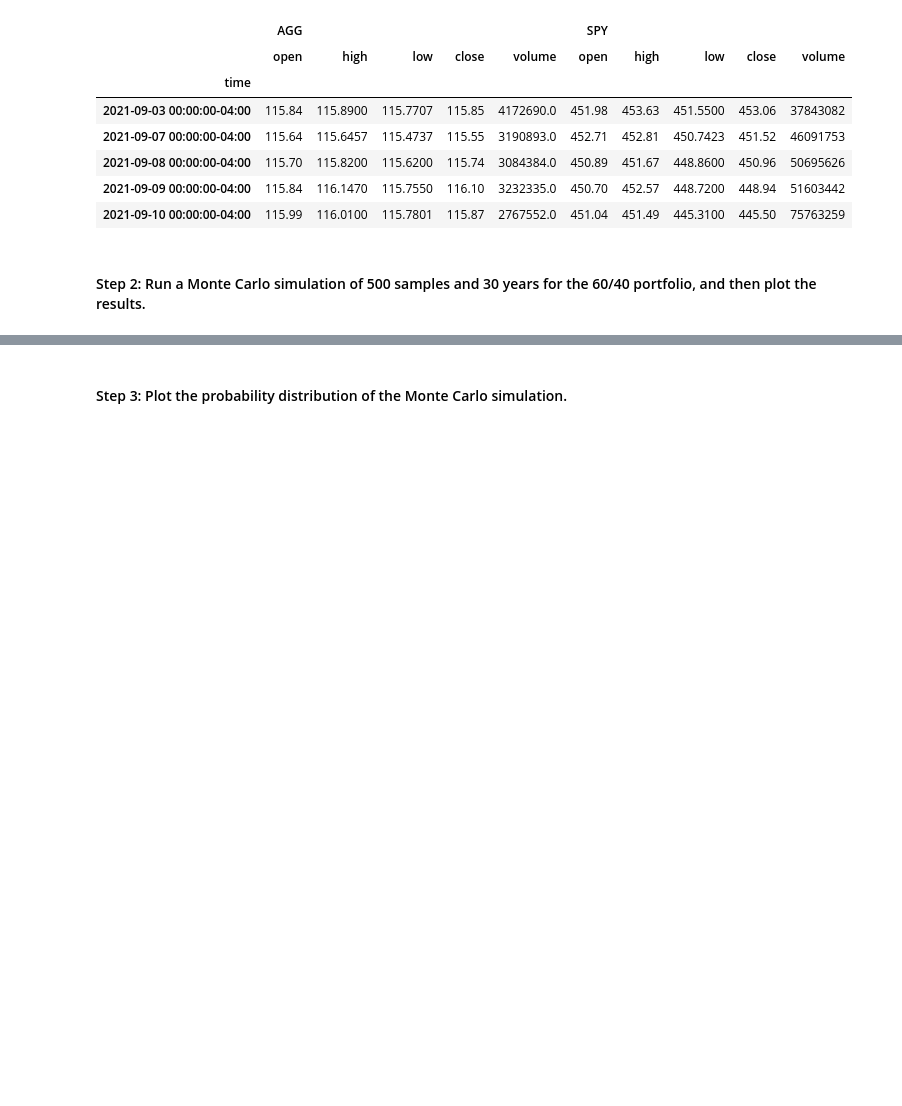
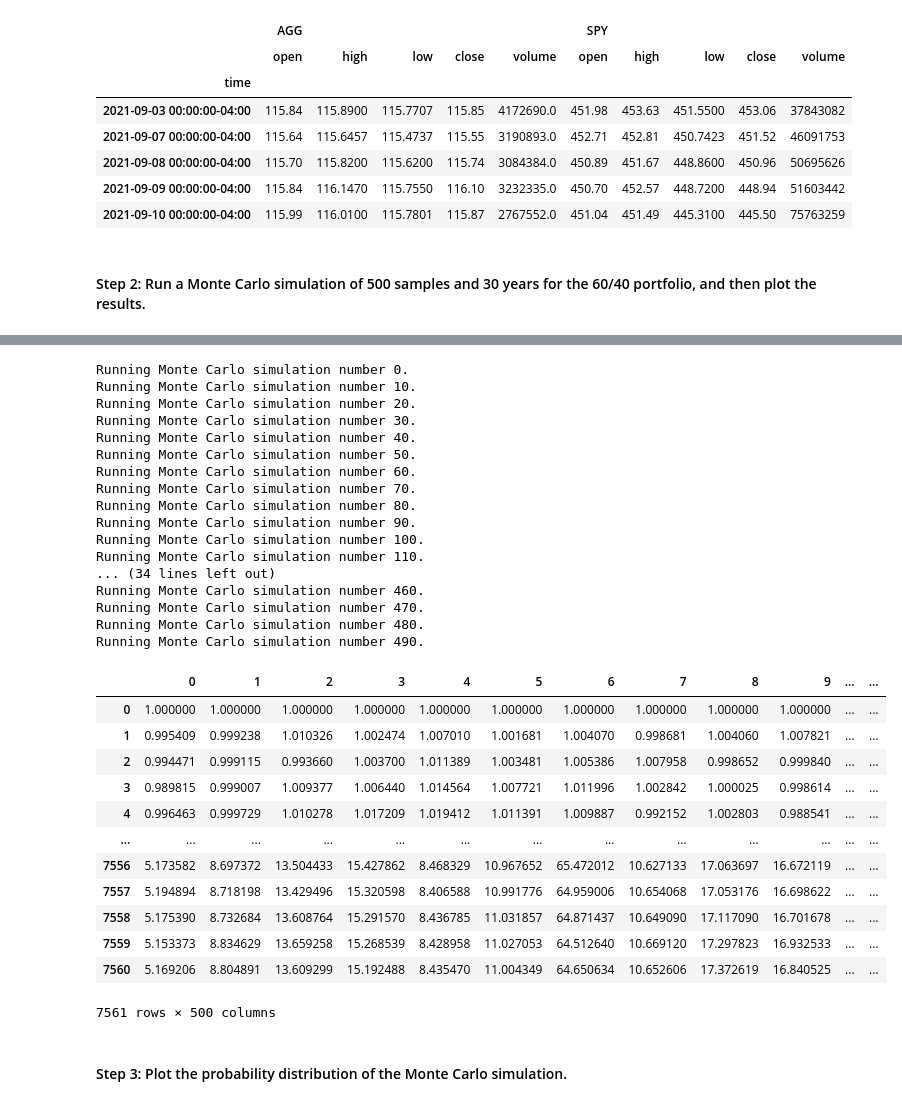
Before and after one commit to elliotlozano/monte_carlo_financial_planner, a Jupyter notebook: financial_planning_tools.ipynb, the cells around one changed output, grey strips where cells are left out. Drawn from its saved outputs; the diff is of its cells as text; code cells hidden in the pictures; blank space fills up the shorter version.

```diff
--- a/financial_planning_tools.ipynb
+++ b/financial_planning_tools.ipynb
@@ -479,8 +479,8 @@ MC_60_40 = MCSimulation(
     portfolio_data = price_data,
     weights = [0.6, 0.4],
     num_simulation = 500,
-    num_trading_days = 252*
+    num_trading_days = 252*30
 )
 
 # Review the simulation input data
-# YOUR CODE HERE
+MC_60_40.portfolio_data.head()
@@ -487,6 +496,37 @@ MC_60_40 = MCSimulation(
 # %%
 # Run the Monte Carlo simulation to forecast 30 years cumulative returns
-# YOUR CODE HERE
+MC_60_40.calc_cumulative_return()
+# %% [output]
+Running Monte Carlo simulation number 0.
+Running Monte Carlo simulation number 10.
+Running Monte Carlo simulation number 20.
+Running Monte Carlo simulation number 30.
+Running Monte Carlo simulation number 40.
+Running Monte Carlo simulation number 50.
+Running Monte Carlo simulation number 60.
+Running Monte Carlo simulation number 70.
+Running Monte Carlo simulation number 80.
+Running Monte Carlo simulation number 90.
+Running Monte Carlo simulation number 100.
+Running Monte Carlo simulation number 110.
+... (34 lines left out)
+Running Monte Carlo simulation number 460.
+Running Monte Carlo simulation number 470.
+Running Monte Carlo simulation number 480.
+Running Monte Carlo simulation number 490.
+|  | 0 | 1 | 2 | 3 | 4 | 5 | 6 | 7 | 8 | 9 | ... | ... |
+| 0 | 1.000000 | 1.000000 | 1.000000 | 1.000000 | 1.000000 | 1.000000 | 1.000000 | 1.000000 | 1.000000 | 1.000000 | ... | ... |
+| 1 | 0.995409 | 0.999238 | 1.010326 | 1.002474 | 1.007010 | 1.001681 | 1.004070 | 0.998681 | 1.004060 | 1.007821 | ... | ... |
+| 2 | 0.994471 | 0.999115 | 0.993660 | 1.003700 | 1.011389 | 1.003481 | 1.005386 | 1.007958 | 0.998652 | 0.999840 | ... | ... |
+| 3 | 0.989815 | 0.999007 | 1.009377 | 1.006440 | 1.014564 | 1.007721 | 1.011996 | 1.002842 | 1.000025 | 0.998614 | ... | ... |
+| 4 | 0.996463 | 0.999729 | 1.010278 | 1.017209 | 1.019412 | 1.011391 | 1.009887 | 0.992152 | 1.002803 | 0.988541 | ... | ... |
+| ... | ... | ... | ... | ... | ... | ... | ... | ... | ... | ... | ... | ... |
+| 7556 | 5.173582 | 8.697372 | 13.504433 | 15.427862 | 8.468329 | 10.967652 | 65.472012 | 10.627133 | 17.063697 | 16.672119 | ... | ... |
+| 7557 | 5.194894 | 8.718198 | 13.429496 | 15.320598 | 8.406588 | 10.991776 | 64.959006 | 10.654068 | 17.053176 | 16.698622 | ... | ... |
+| 7558 | 5.175390 | 8.732684 | 13.608764 | 15.291570 | 8.436785 | 11.031857 | 64.871437 | 10.649090 | 17.117090 | 16.701678 | ... | ... |
+| 7559 | 5.153373 | 8.834629 | 13.659258 | 15.268539 | 8.428958 | 11.027053 | 64.512640 | 10.669120 | 17.297823 | 16.932533 | ... | ... |
+| 7560 | 5.169206 | 8.804891 | 13.609299 | 15.192488 | 8.435470 | 11.004349 | 64.650634 | 10.652606 | 17.372619 | 16.840525 | ... | ... |
+7561 rows × 500 columns
 # %%
 # Visualize the 30-year Monte Carlo simulation by creating an
 # overlay line plot
```
Also changed, not shown: parts of 3 cells of this notebook.
